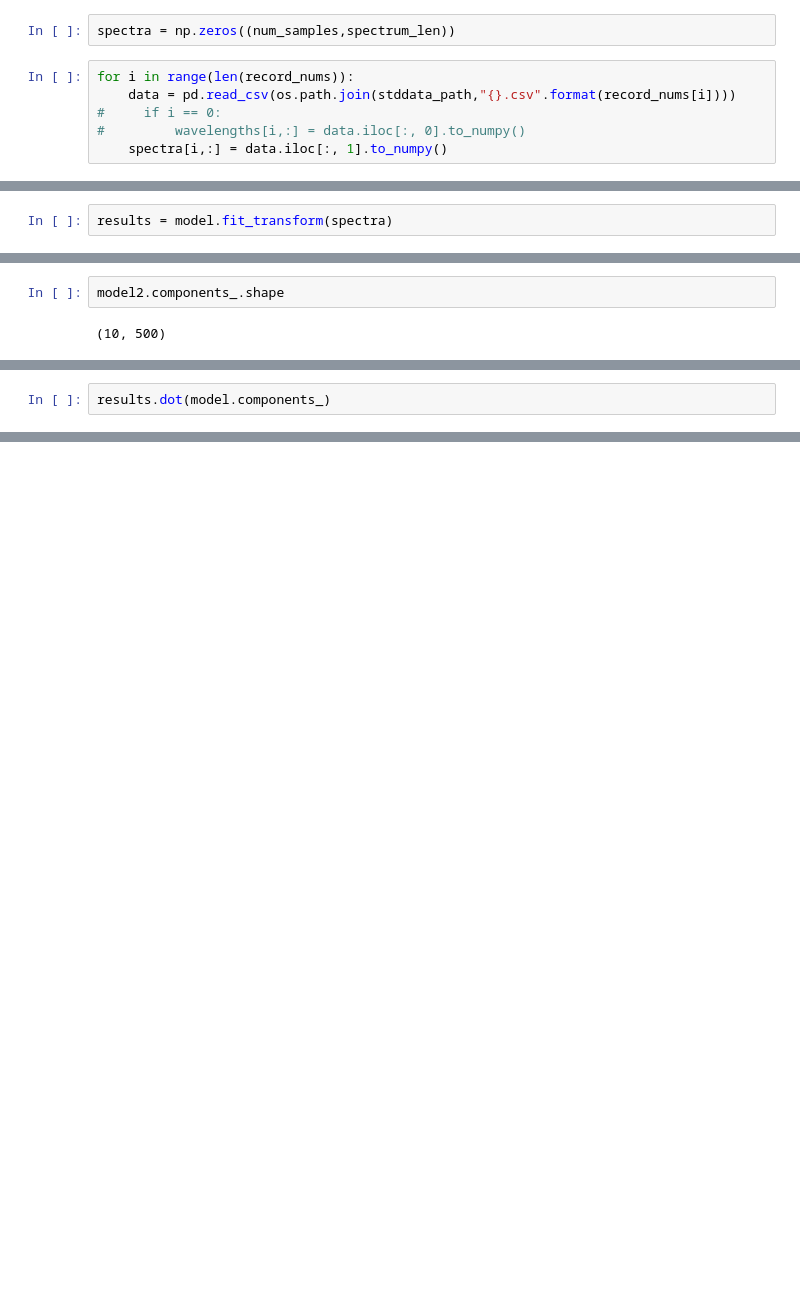
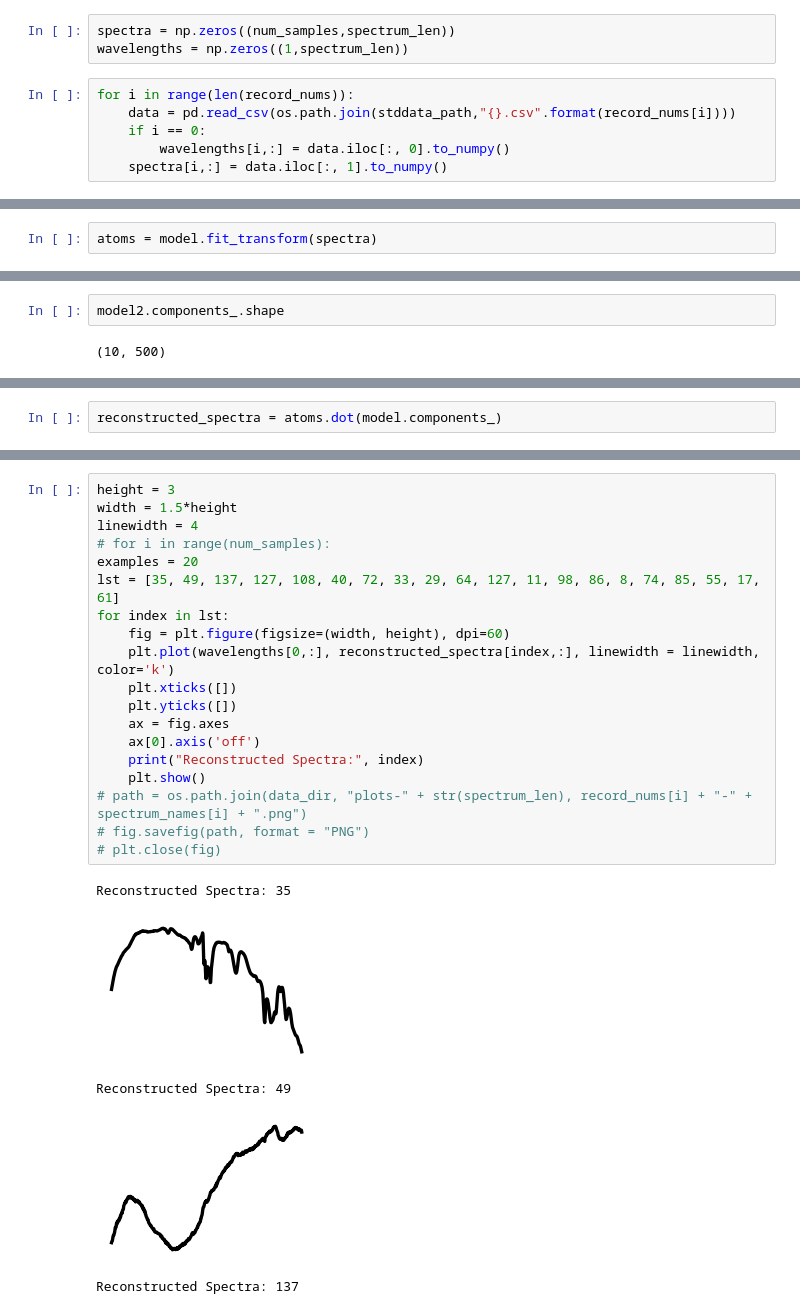
Before and after one commit to velexi-corporation/RESEARCH-2020-SpectraML, a Jupyter notebook: lab-notebook/smunukutla/2020-06-30-SAM - Dictionary Learning.ipynb, the cells around one changed output, grey strips where cells are left out. Saved outputs shown, nothing was run; the diff lists cells and outputs as text; blank space fills up the shorter version.

```diff
--- a/lab-notebook/smunukutla/2020-06-30-SAM - Dictionary Learning.ipynb
+++ b/lab-notebook/smunukutla/2020-06-30-SAM - Dictionary Learning.ipynb
@@ -38,9 +42,10 @@ data
 3 rows × 166 columns
 # %%
 spectra = np.zeros((num_samples,spectrum_len))
+wavelengths = np.zeros((1,spectrum_len))
 # %%
 for i in range(len(record_nums)):
     data = pd.read_csv(os.path.join(stddata_path,"{}.csv".format(record_nums[i])))
-#     if i == 0:
-#         wavelengths[i,:] = data.iloc[:, 0].to_numpy()
+    if i == 0:
+        wavelengths[i,:] = data.iloc[:, 0].to_numpy()
     spectra[i,:] = data.iloc[:, 1].to_numpy()
@@ -82,7 +91,7 @@ from sklearn.decomposition import DictionaryLearning
 # %%
 model = DictionaryLearning(n_components=10, alpha=1, verbose=True)
 # %%
-results = model.fit_transform(spectra)
+atoms = model.fit_transform(spectra)
 # %% [output]
 [dict_learning] .+.+.+.+.+.+.+.+.+.+.+.+.+.+.+.+.+.+.+.+.+.+.+.+.+.+.+.+.+.+.+.+.+.+.+.+.+.+.+.+.+.+.+.+.+.+.+.+.+.+.+.+.+
 # %%
@@ -202,2 +219,2 @@ thresholding is bad to get coefficients
 # %%
-results.dot(model.components_)
+reconstructed_spectra = atoms.dot(model.components_)
@@ -267,0 +323,25 @@ np.linalg.norm(model.transform(spectra) - results)
+# %%
+height = 3
+width = 1.5*height
+linewidth = 4
+# for i in range(num_samples):
+examples = 20
+lst = [35, 49, 137, 127, 108, 40, 72, 33, 29, 64, 127, 11, 98, 86, 8, 74, 85, 55, 17, 61]
+for index in lst:
+    fig = plt.figure(figsize=(width, height), dpi=60)
+    plt.plot(wavelengths[0,:], reconstructed_spectra[index,:], linewidth = linewidth, color='k')
+    plt.xticks([])
+    plt.yticks([])
+    ax = fig.axes
+    ax[0].axis('off')
+    print("Reconstructed Spectra:", index)
+    plt.show()
+# path = os.path.join(data_dir, "plots-" + str(spectrum_len), record_nums[i] + "-" + spectrum_names[i] + ".png")
+# fig.savefig(path, format = "PNG")
+# plt.close(fig)
+# %% [output]
+Reconstructed Spectra: 35
+[figure, added]
+Reconstructed Spectra: 49
+[figure, added]
+Reconstructed Spectra: 137
```
Also changed, not shown: parts of 32 cells of this notebook, 8 other files.
